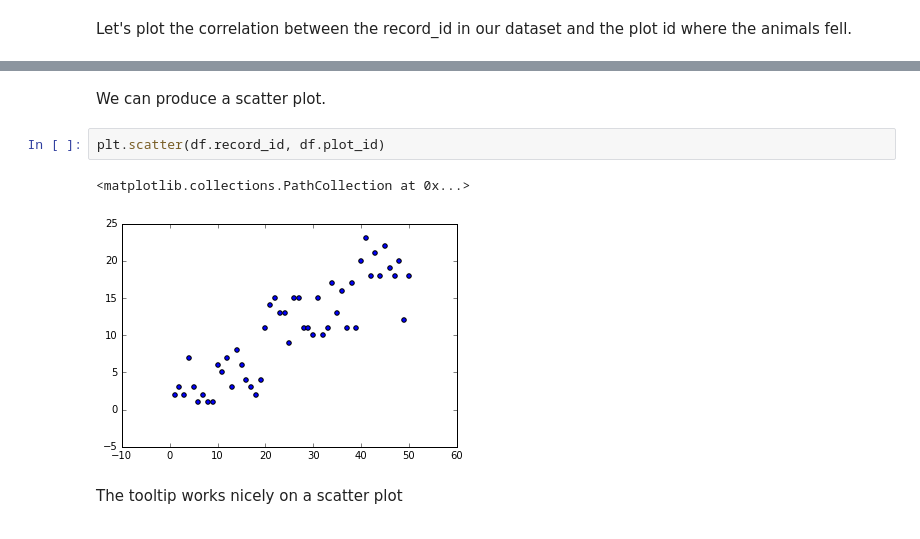
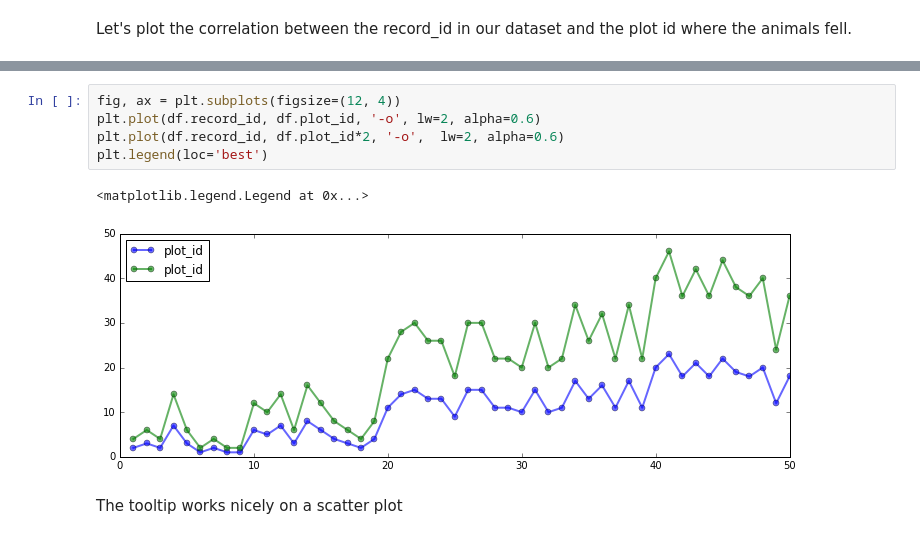
Before and after one commit to inkandswitch/livebook, a Jupyter notebook: sample-notebooks/plots.ipynb, the cells around one changed output, grey strips where cells are left out. Cells and saved outputs as stored; diff of their text form.

```diff
--- a/sample-notebooks/plots.ipynb
+++ b/sample-notebooks/plots.ipynb
@@ -59,10 +36,11 @@ plt.plot(df.record_id, df.plot_id, 'ro')
-# %% [markdown]
-We can produce a scatter plot.
-# %%
-plt.scatter(df.record_id, df.plot_id)
-# %% [output]
-<matplotlib.collections.PathCollection at 0x...>
-[figure, removed]
+# %%
+fig, ax = plt.subplots(figsize=(12, 4))
+plt.plot(df.record_id, df.plot_id, '-o', lw=2, alpha=0.6)
+plt.plot(df.record_id, df.plot_id*2, '-o',  lw=2, alpha=0.6)
+plt.legend(loc='best')
+# %% [output]
+<matplotlib.legend.Legend at 0x...>
+[figure, added]
 # %% [markdown]
 The tooltip works nicely on a scatter plot
 # %%
```
Also changed, not shown: parts of 10 cells of this notebook, 1 other file.
